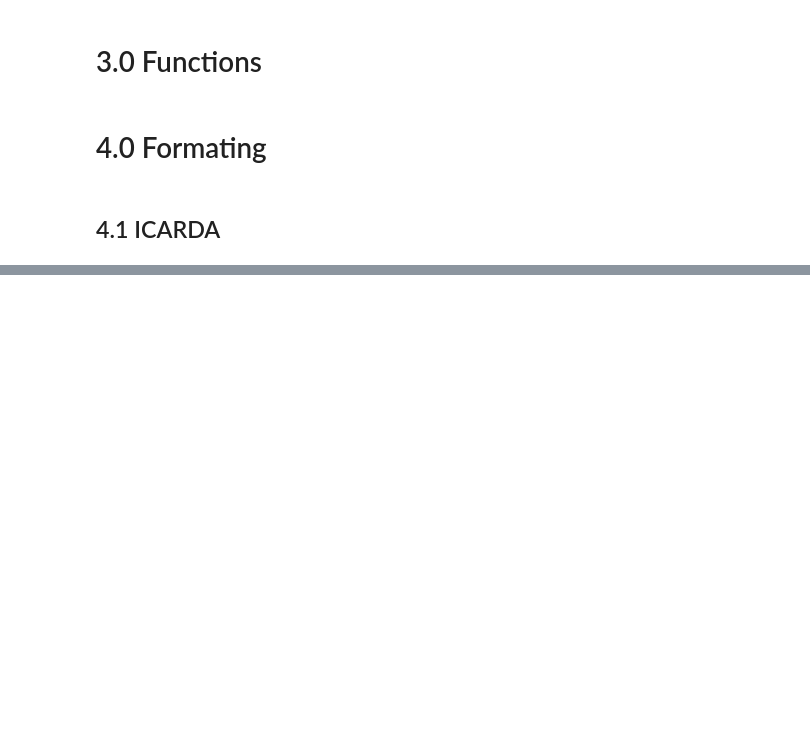
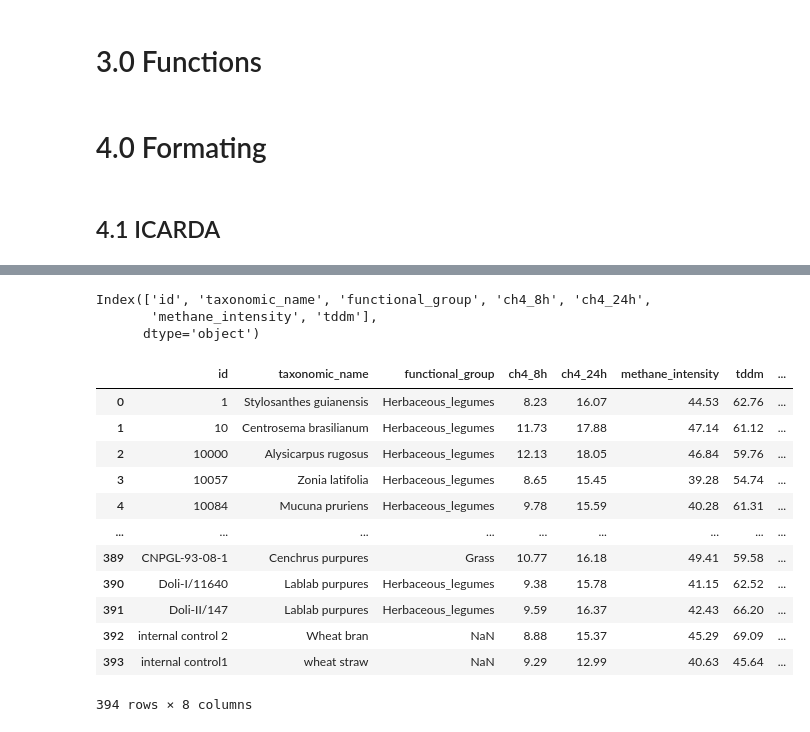
Before and after one commit to maurope/lmf, a Jupyter notebook: notebooks/2026/2026_09_22_gas_data_organization_for_khadija.ipynb, the cells around one changed output, grey strips where cells are left out. Saved outputs shown, nothing was run; the diff lists cells and outputs as text; code cells hidden in the pictures; blank space fills up the shorter version.

```diff
--- a/notebooks/2026/2026_09_22_gas_data_organization_for_khadija.ipynb
+++ b/notebooks/2026/2026_09_22_gas_data_organization_for_khadija.ipynb
@@ -125,0 +289,6 @@ icarda_2.head(2)
+# %%
+ilri_gas_2.columns
+# %% [output]
+Index(['id', 'taxonomic_name', 'functional_group', 'ch4_8h', 'ch4_24h',
+       'methane_intensity', 'tddm'],
+      dtype='object')
@@ -125,0 +309,16 @@ icarda_2.head(2)
+# %%
+ilri_gas_average
+# %% [output]
+|  | id | taxonomic_name | functional_group | ch4_8h | ch4_24h | methane_intensity | tddm | ... |
+| 0 | 1 | Stylosanthes guianensis | Herbaceous_legumes | 8.23 | 16.07 | 44.53 | 62.76 | ... |
+| 1 | 10 | Centrosema brasilianum | Herbaceous_legumes | 11.73 | 17.88 | 47.14 | 61.12 | ... |
+| 2 | 10000 | Alysicarpus rugosus | Herbaceous_legumes | 12.13 | 18.05 | 46.84 | 59.76 | ... |
+| 3 | 10057 | Zonia latifolia | Herbaceous_legumes | 8.65 | 15.45 | 39.28 | 54.74 | ... |
+| 4 | 10084 | Mucuna pruriens | Herbaceous_legumes | 9.78 | 15.59 | 40.28 | 61.31 | ... |
+| ... | ... | ... | ... | ... | ... | ... | ... | ... |
+| 389 | CNPGL-93-08-1 | Cenchrus purpures | Grass | 10.77 | 16.18 | 49.41 | 59.58 | ... |
+| 390 | Doli-I/11640 | Lablab purpures | Herbaceous_legumes | 9.38 | 15.78 | 41.15 | 62.52 | ... |
+| 391 | Doli-II/147 | Lablab purpures | Herbaceous_legumes | 9.59 | 16.37 | 42.43 | 66.20 | ... |
+| 392 | internal control 2 | Wheat bran | NaN | 8.88 | 15.37 | 45.29 | 69.09 | ... |
+| 393 | internal control1 | wheat straw | NaN | 9.29 | 12.99 | 40.63 | 45.64 | ... |
+394 rows × 8 columns
```
Also changed, not shown: parts of 53 cells of this notebook, 8 other files.
